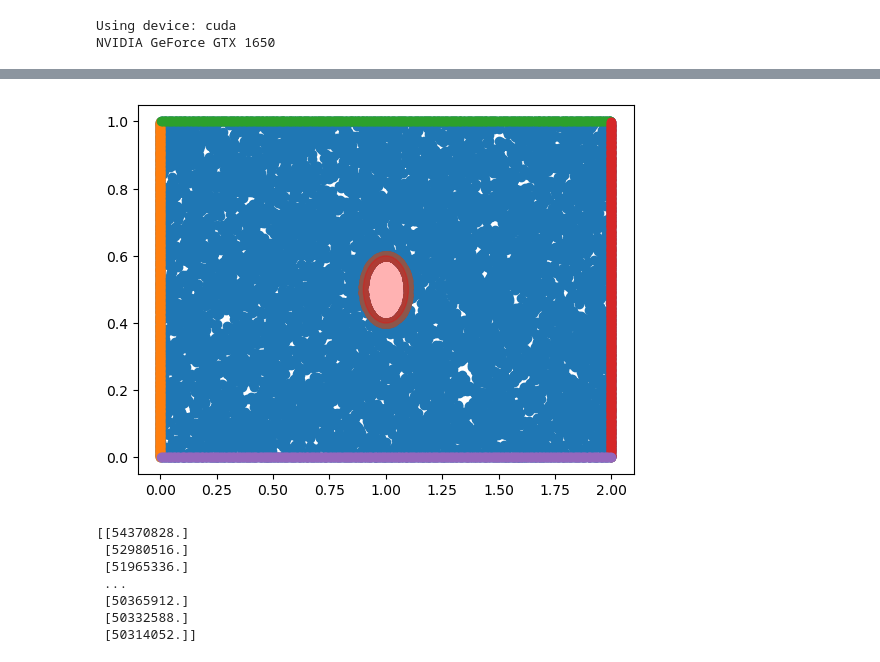
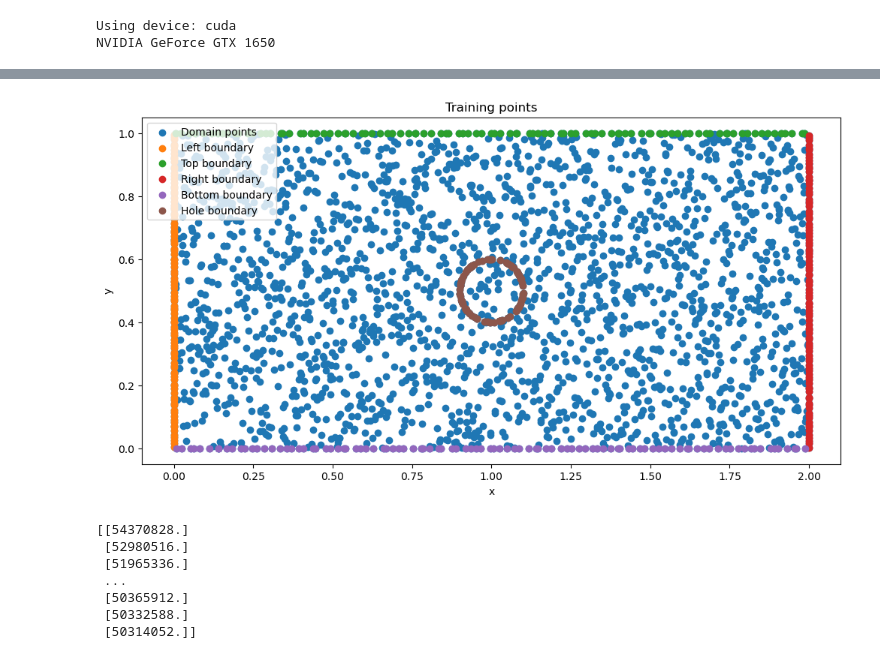
Before and after one commit to alleswe2k/PINNs, a Jupyter notebook: 2D_sheet_problem/complete.ipynb, the cells around one changed output, grey strips where cells are left out. Drawn from its saved outputs; the diff is of its cells as text; code cells hidden in the pictures.

```diff
--- a/2D_sheet_problem/complete.ipynb
+++ b/2D_sheet_problem/complete.ipynb
@@ -209,8 +209,8 @@ def generate_points(pd, pb, l, h, r):
     p_new = int(pd * (1+area)) # Increase amount of points with percantage of circle covering
 
     dom = lhs(2, p_new)
-    mask = np.sqrt((dom[:,0]*l - a)**2 + (dom[:,1]*h - b)**2) >= r
-    dom = dom[mask]
+    # mask = np.sqrt((dom[:,0]*l - a)**2 + (dom[:,1]*h - b)**2) >= r
+    # dom = dom[mask]
     dom_x = dom[:,0] * l
     dom_y = dom[:,1] * h
 
@@ -231,8 +231,6 @@ def generate_points(pd, pb, l, h, r):
     hole_x = a + r*np.cos(theta)
     hole_y = b + r*np.sin(theta)
 
-    rad = np.sqrt((hole_x*l - l/2)**2 + (hole_y*h - h/2)**2)
-
     dom_x = np.hstack((dom_x, hole_x, left_x, top_x, right_x, down_x))
     dom_y = np.hstack((dom_y, hole_y, left_y, top_y, right_y, down_y))
 
@@ -247,7 +245,7 @@ E = 1
 nu = 0.3
 
 
-X, Y = generate_points(8000, 400, l, h, r)
+X, Y = generate_points(10000, 2000, l, h, r)
 
 nodes = 64
 layers = [2] + 5 * [nodes] + [5]
@@ -317,21 +315,19 @@ Iter: 8000, Loss: 5.588013e-04
 # %%
-circle = plt.Circle((l/2, h/2), r, color='red', alpha=0.3)
+plt.figure(figsize=(12, 6))
 
-
-figure, ax = plt.subplots()
-# ax.scatter(dom_x[mask_left], dom_y[mask_left])
-ax.scatter(X['dom'], Y['dom'])
-ax.scatter(X['left'], Y['left'])
-ax.scatter(X['top'], Y['top'])
-ax.scatter(X['right'], Y['right'])
-ax.scatter(X['down'], Y['down'])
-ax.scatter(X['hole'], Y['hole'])
-
-ax.add_patch(circle)
-
+plt.scatter(X['dom'], Y['dom'], label="Domain points")
+plt.scatter(X['left'], Y['left'], label="Left boundary")
+plt.scatter(X['top'], Y['top'], label="Top boundary")
+plt.scatter(X['right'], Y['right'], label="Right boundary")
+plt.scatter(X['down'], Y['down'], label="Bottom boundary")
+plt.scatter(X['hole'], Y['hole'], label="Hole boundary")
+plt.xlabel("x")
+plt.ylabel("y")
+plt.title("Training points")
+plt.legend(loc="upper left")
 plt.show()
 # %% [output]
-[figure, old version]
+[figure, new version]
 # %%
 x_p = 100
 y_p = 100
```
Also changed, not shown: parts of 3 cells of this notebook, 24 other files.
